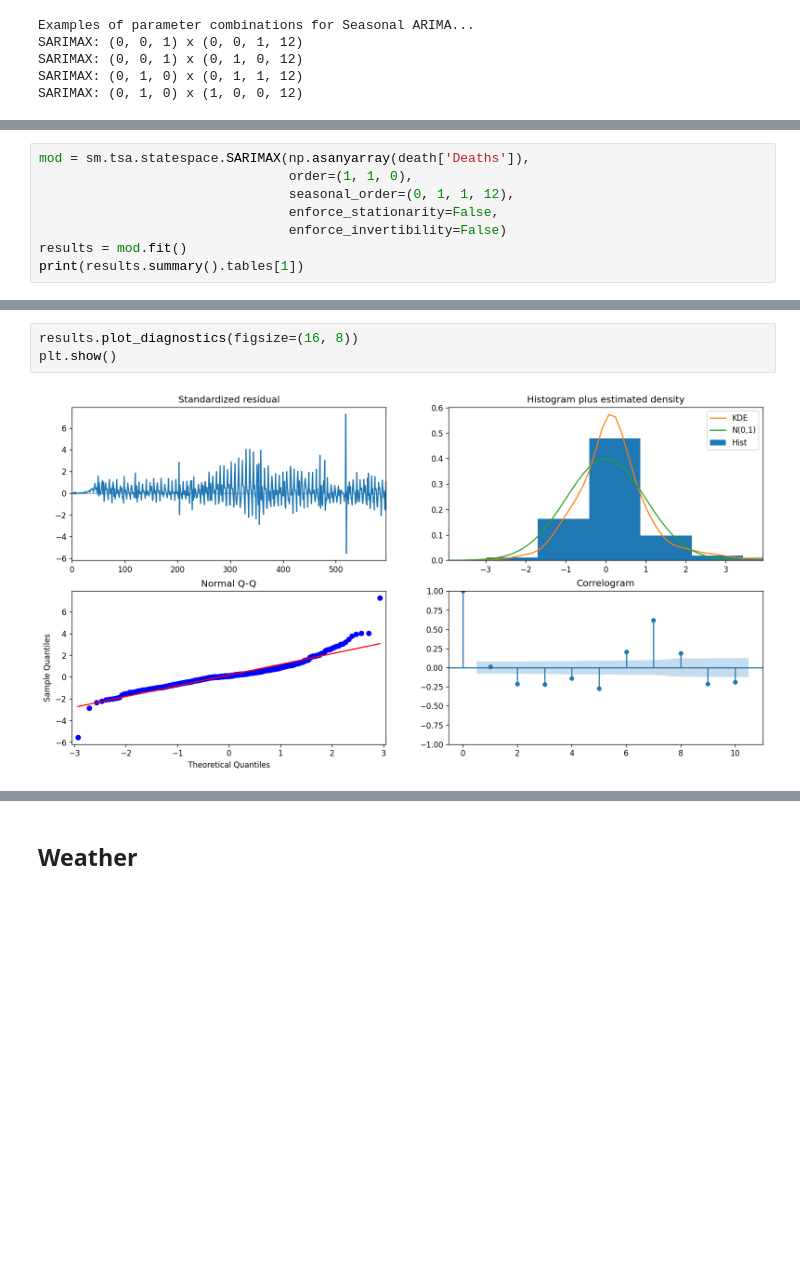
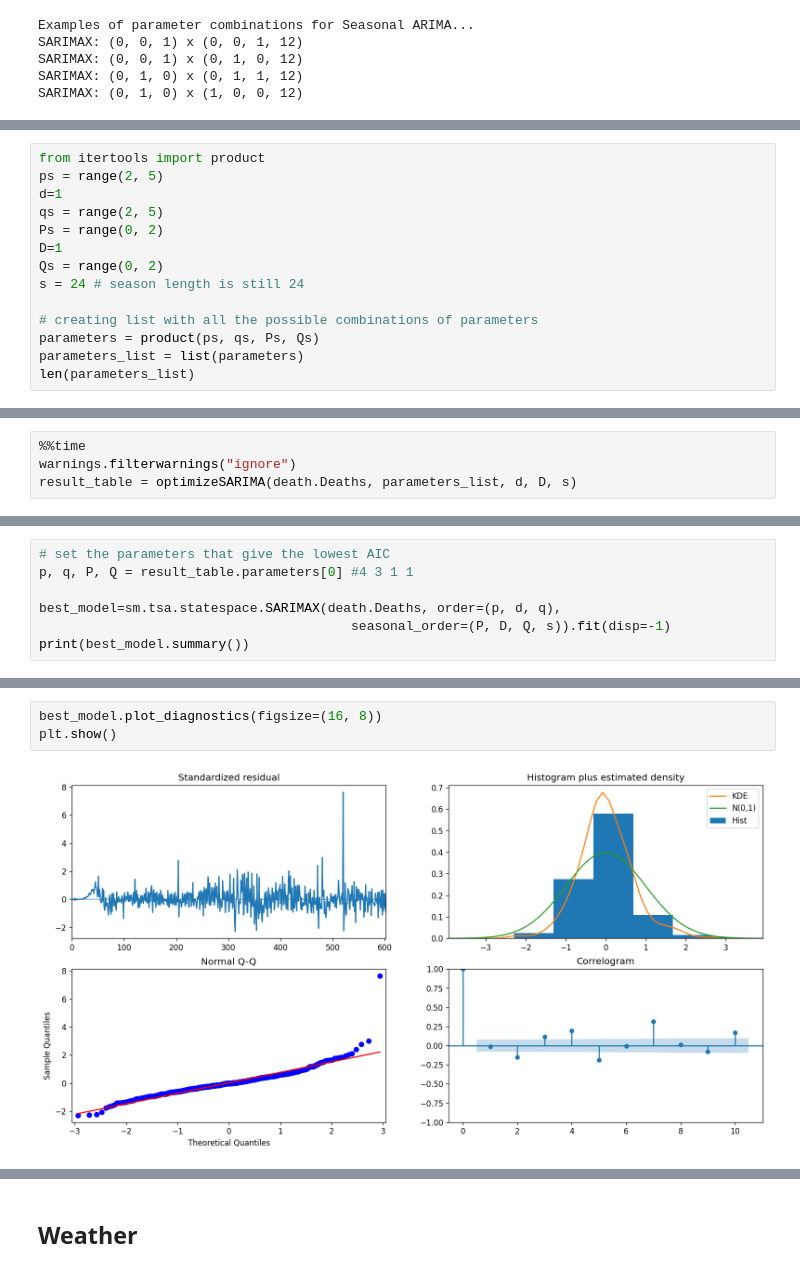
Before and after one commit to shradhapewekar/Handling-Mixed-data-Covid-predictive-analysis, a Jupyter notebook: Predictive.ipynb, the cells around one changed output, grey strips where cells are left out. Drawn from its saved outputs; the diff is of its cells as text; blank space fills up the shorter version.

```diff
--- a/Predictive.ipynb
+++ b/Predictive.ipynb
@@ -376,8 +505,0 @@ Best SARIMAX(1, 1, 0)x(1, 1, 1, 12) model - AIC:10899.697827394604
-# %%
-mod = sm.tsa.statespace.SARIMAX(np.asanyarray(death['Deaths']),
-                                order=(1, 1, 0),
-                                seasonal_order=(0, 1, 1, 12),
-                                enforce_stationarity=False,
-                                enforce_invertibility=False)
-results = mod.fit()
-print(results.summary().tables[1])
@@ -391,0 +538,14 @@ sigma2      3.141e+06   1.83e+05     17.191      0.000    2.78e+06     3.5e+06
+# %%
+from itertools import product
+ps = range(2, 5)
+d=1
+qs = range(2, 5)
+Ps = range(0, 2)
+D=1
+Qs = range(0, 2)
+s = 24 # season length is still 24
+
+# creating list with all the possible combinations of parameters
+parameters = product(ps, qs, Ps, Qs)
+parameters_list = list(parameters)
+len(parameters_list)
@@ -391,0 +589,4 @@ sigma2      3.141e+06   1.83e+05     17.191      0.000    2.78e+06     3.5e+06
+# %%
+%%time
+warnings.filterwarnings("ignore")
+result_table = optimizeSARIMA(death.Deaths, parameters_list, d, D, s)
@@ -391,0 +604,7 @@ sigma2      3.141e+06   1.83e+05     17.191      0.000    2.78e+06     3.5e+06
+# %%
+# set the parameters that give the lowest AIC
+p, q, P, Q = result_table.parameters[0] #4 3 1 1
+
+best_model=sm.tsa.statespace.SARIMAX(death.Deaths, order=(p, d, q),
+                                        seasonal_order=(P, D, Q, s)).fit(disp=-1)
+print(best_model.summary())
@@ -392,5 +672,5 @@ sigma2      3.141e+06   1.83e+05     17.191      0.000    2.78e+06     3.5e+06
 # %%
-results.plot_diagnostics(figsize=(16, 8))
+best_model.plot_diagnostics(figsize=(16, 8))
 plt.show()
 # %% [output]
-[figure, old version]
+[figure, new version]
```
Also changed, not shown: parts of 76 cells of this notebook.
